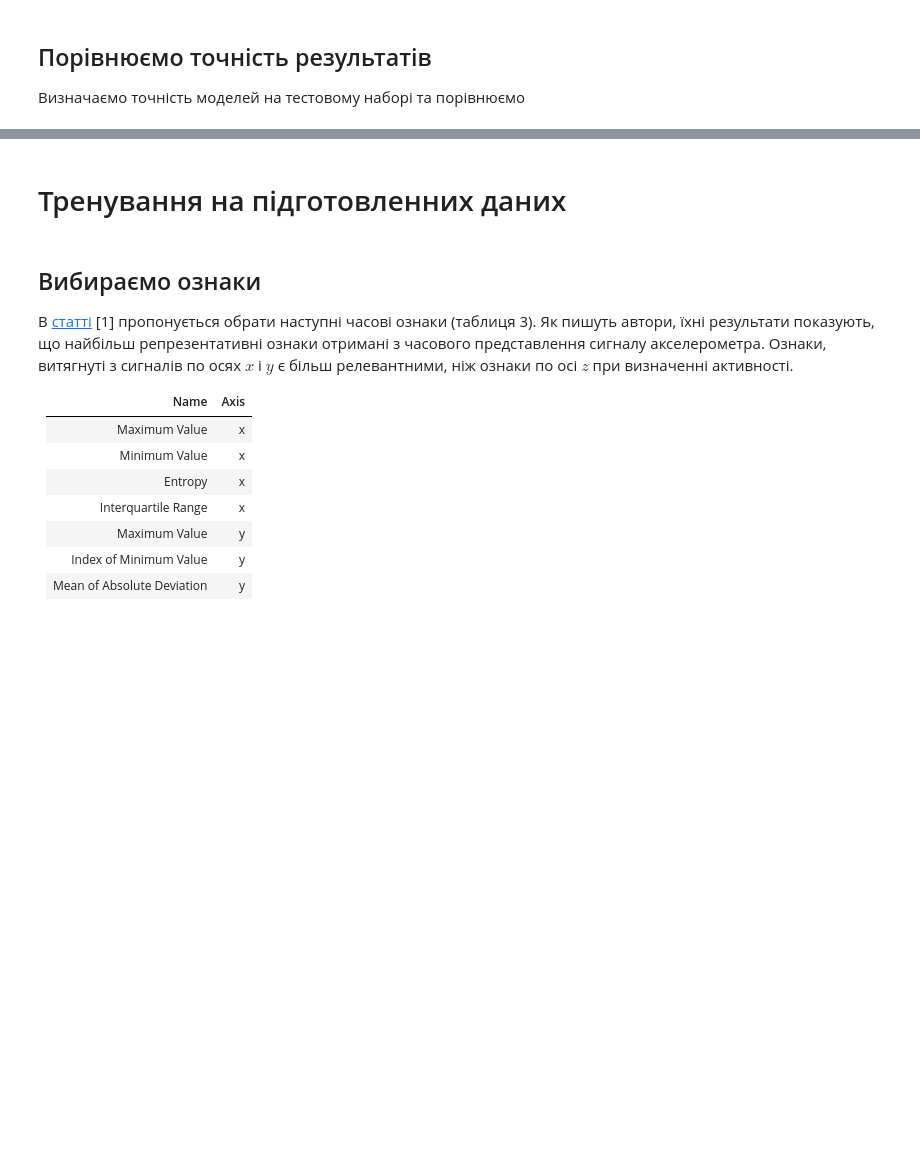
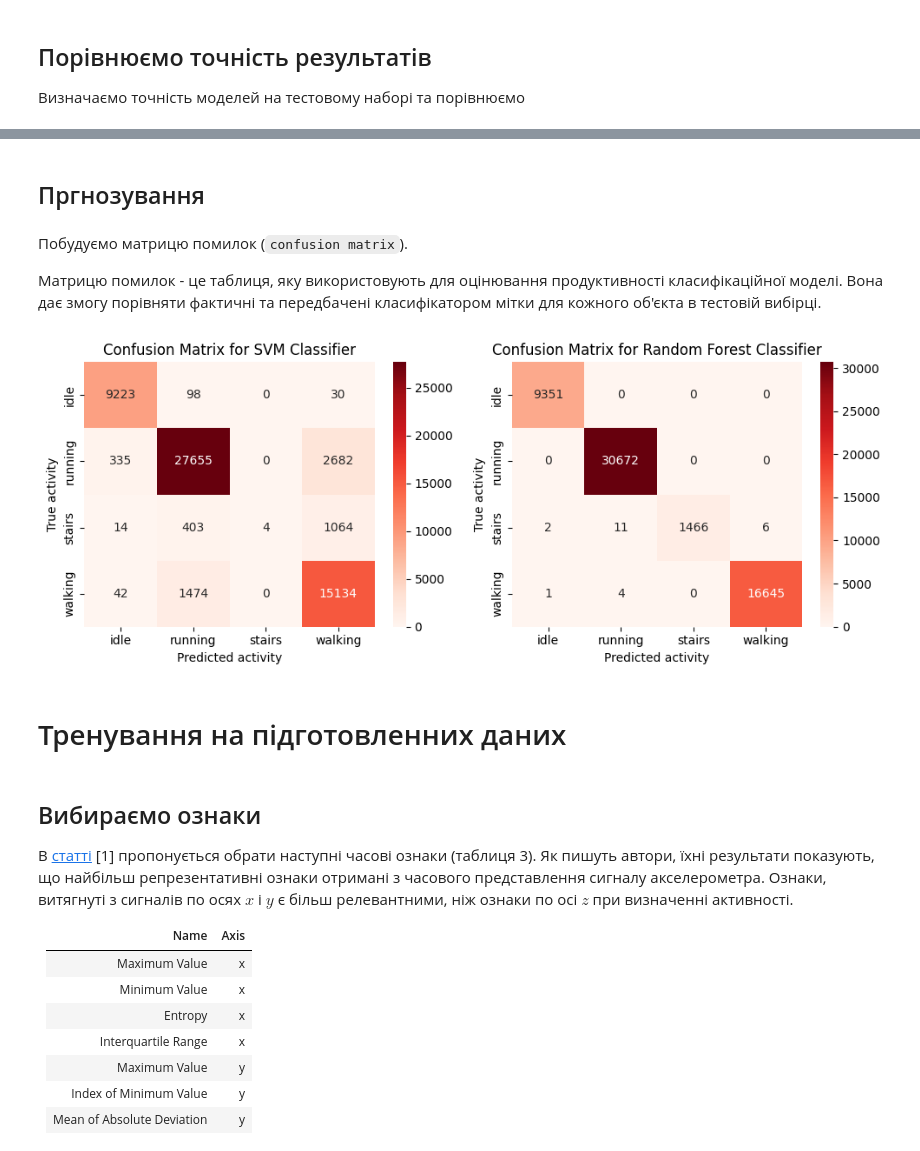
Before and after one commit to sergiokapone/DataScience, a Jupyter notebook: Hw5/Hw5.ipynb, the cells around one changed output, grey strips where cells are left out. Saved outputs shown, nothing was run; the diff lists cells and outputs as text; code cells hidden in the pictures; blank space fills up the shorter version.

```diff
--- a/Hw5/Hw5.ipynb
+++ b/Hw5/Hw5.ipynb
@@ -124,0 +125,2 @@ print(f"Точність моделі випадкового лісу: {score_rf
+# %% [markdown]
+## Пргнозування
@@ -124,0 +130,4 @@ print(f"Точність моделі випадкового лісу: {score_rf
+# %% [markdown]
+Побудуємо матрицю помилок (`confusion matrix`).
+
+Матрицю помилок - це таблиця, яку використовують для оцінювання продуктивності класифікаційної моделі. Вона дає змогу порівняти фактичні та передбачені класифікатором мітки для кожного об'єкта в тестовій вибірці.
@@ -125,3 +137,28 @@ print(f"Точність моделі випадкового лісу: {score_rf
+# %%
+fig, axes = plt.subplots(1, 2, figsize=(10, 4))
+
+classifiers = ["SVM", "Random Forest"]
+confusion_matrices = [conf_matrix_svm, conf_matrix_rf]
+
+for i, classifier in enumerate(classifiers):
+    sns.heatmap(
+        confusion_matrices[i],
+        annot=True,
+        fmt='d',
+        cmap='Reds',
+        xticklabels=activities,
+        yticklabels=activities,
+        ax=axes[i],
+    )
+    axes[i].set_title(f"Confusion Matrix for {classifier} Classifier")
+    axes[i].set_xlabel("Predicted activity")
+    axes[i].set_ylabel("True activity")
+
+plt.tight_layout()
+
+plt.show()
+# %% [output]
+[figure, added]
 # %% [markdown]
 # Тренування на підготовленних даних
 # %% [markdown]
```
Also changed, not shown: parts of 15 cells of this notebook.
